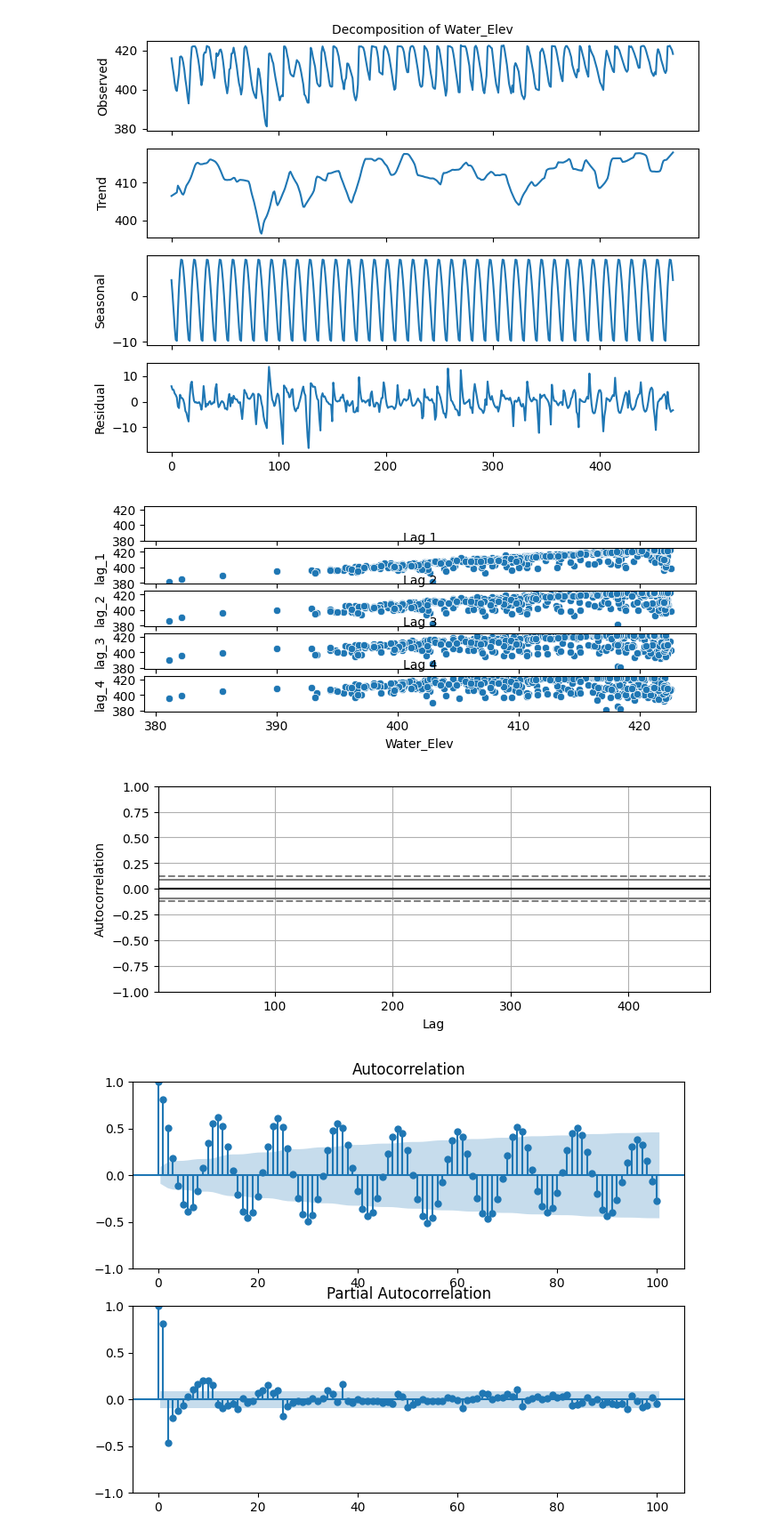
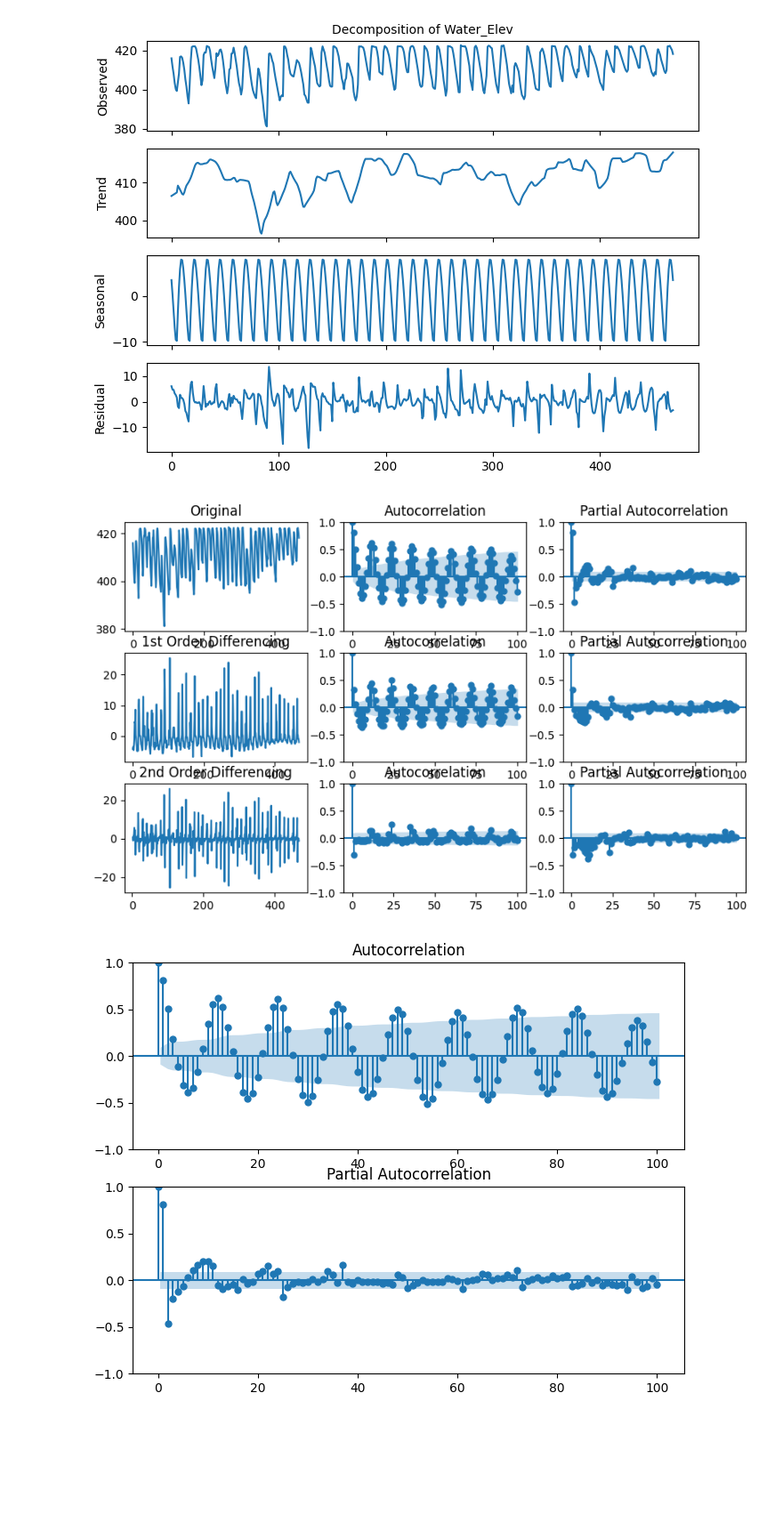
Before and after one commit to liangchow/time-series-reservoir-water-level, a Jupyter notebook: reservoir.ipynb, the cells around one changed output. Shown at 89% size. Saved outputs shown, nothing was run; the diff lists cells and outputs as text; code cells hidden in the pictures; blank space fills up the shorter version.

```diff
--- a/reservoir.ipynb
+++ b/reservoir.ipynb
@@ -222,27 +222,31 @@ ax[3].set_ylabel("Residual")
 plt.show()
 # %% [output]
 [figure]
-# %%
-num_lags = 4
-
-fig, ax = plt.subplots(nrows=num_lags+1, ncols=1, sharex=True, sharey=True)
-
-for i in range(1,num_lags+1):
-  dfs_mo[f"lag_{i}"] = dfs_mo["Water_Elev"].shift(i)
-  sns.scatterplot(x=dfs_mo["Water_Elev"], y=dfs_mo[f"lag_{i}"], ax=ax[i])
-  ax[i].set_title(f"Lag {i}", fontsize=10)
-
-plt.show()
-# %% [output]
-[figure, removed]
-# %%
-from pandas.plotting import autocorrelation_plot
-
-autocorrelation_plot(dfs_mo['lag_1'])
-
-plt.show()
-# %% [output]
-[figure, removed]
+# %%
+from statsmodels.graphics.tsaplots import plot_acf, plot_pacf
+
+fig, ax = plt.subplots(nrows=3, ncols=3, figsize=(10,6))
+
+ax[0, 0].plot(dfs_mo["Water_Elev"])
+ax[0, 0].set_title('Original')
+plot_acf(dfs_mo["Water_Elev"], lags=100, ax=ax[0, 1])
+plot_pacf(dfs_mo['Water_Elev'], lags=100, ax=ax[0,2])
+
+# 1st Differencing
+ax[1, 0].plot(dfs_mo["Water_Elev"].diff())
+ax[1, 0].set_title('1st Order Differencing')
+plot_acf(dfs_mo["Water_Elev"].diff().dropna(), lags=100, ax=ax[1, 1])
+plot_pacf(dfs_mo["Water_Elev"].diff().dropna(), lags=100, ax=ax[1, 2])
+
+# 2nd Differencing
+ax[2, 0].plot(dfs_mo["Water_Elev"].diff().diff())
+ax[2, 0].set_title('2nd Order Differencing')
+plot_acf(dfs_mo["Water_Elev"].diff().diff().dropna(), lags=100, ax=ax[2, 1])
+plot_pacf(dfs_mo["Water_Elev"].diff().diff().dropna(), lags=100, ax=ax[2, 2])
+
+plt.show()
+# %% [output]
+[figure, added]
 # %%
 from statsmodels.graphics.tsaplots import plot_acf
 from statsmodels.graphics.tsaplots import plot_pacf
```
